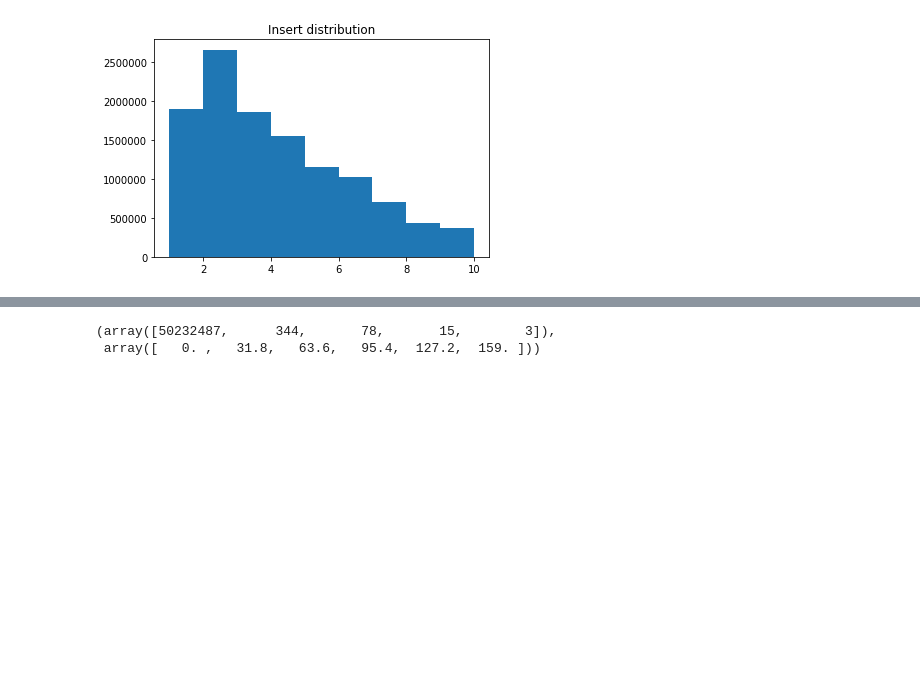
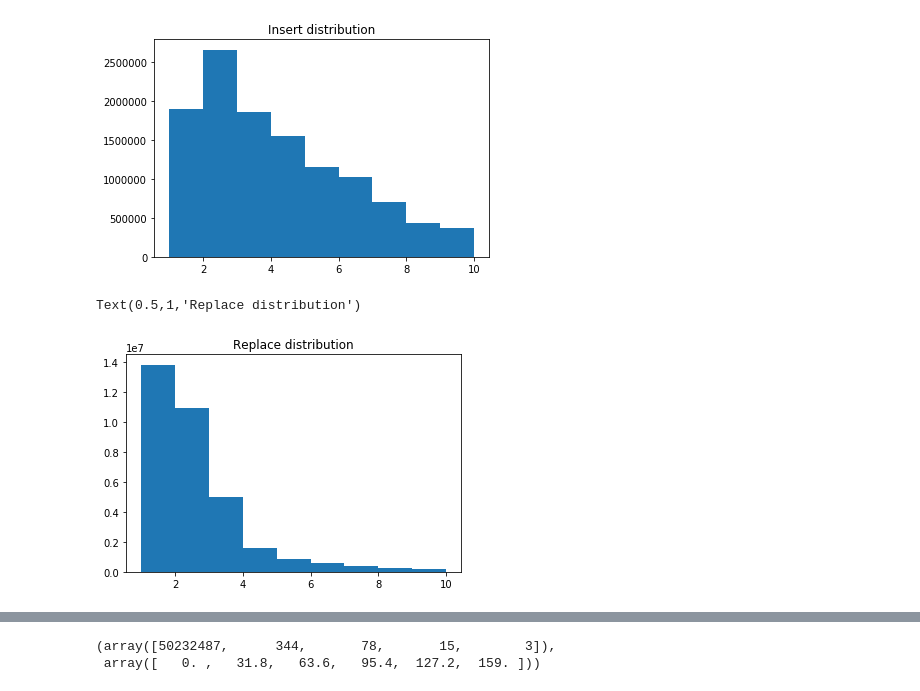
Before and after one commit to VProv/wikiedits, a Jupyter notebook: statistics/tests.ipynb, the cells around one changed output, grey strips where cells are left out. Cells and saved outputs as stored; diff of their text form; code cells hidden in the pictures; blank space fills up the shorter version.

```diff
--- a/statistics/tests.ipynb
+++ b/statistics/tests.ipynb
@@ -232,6 +227,15 @@ plt.title("Insert distribution")
 # %% [output]
 Text(0.5,1,'Insert distribution')
 [figure]
+# %%
+replace = complex_statistic[np.where(complex_statistic[:, 2] == 2)]
+# %%
+# For insert
+plt.hist(replace[:, 3], bins=np.arange(1,11))
+plt.title("Replace distribution")
+# %% [output]
+Text(0.5,1,'Replace distribution')
+[figure, added]
 # %%
 plt.hist(complex_statistic[:, 1], bins=np.arange(1,11))
 plt.title("Typo words length distribution")
```
Also changed, not shown: parts of 20 cells of this notebook.
